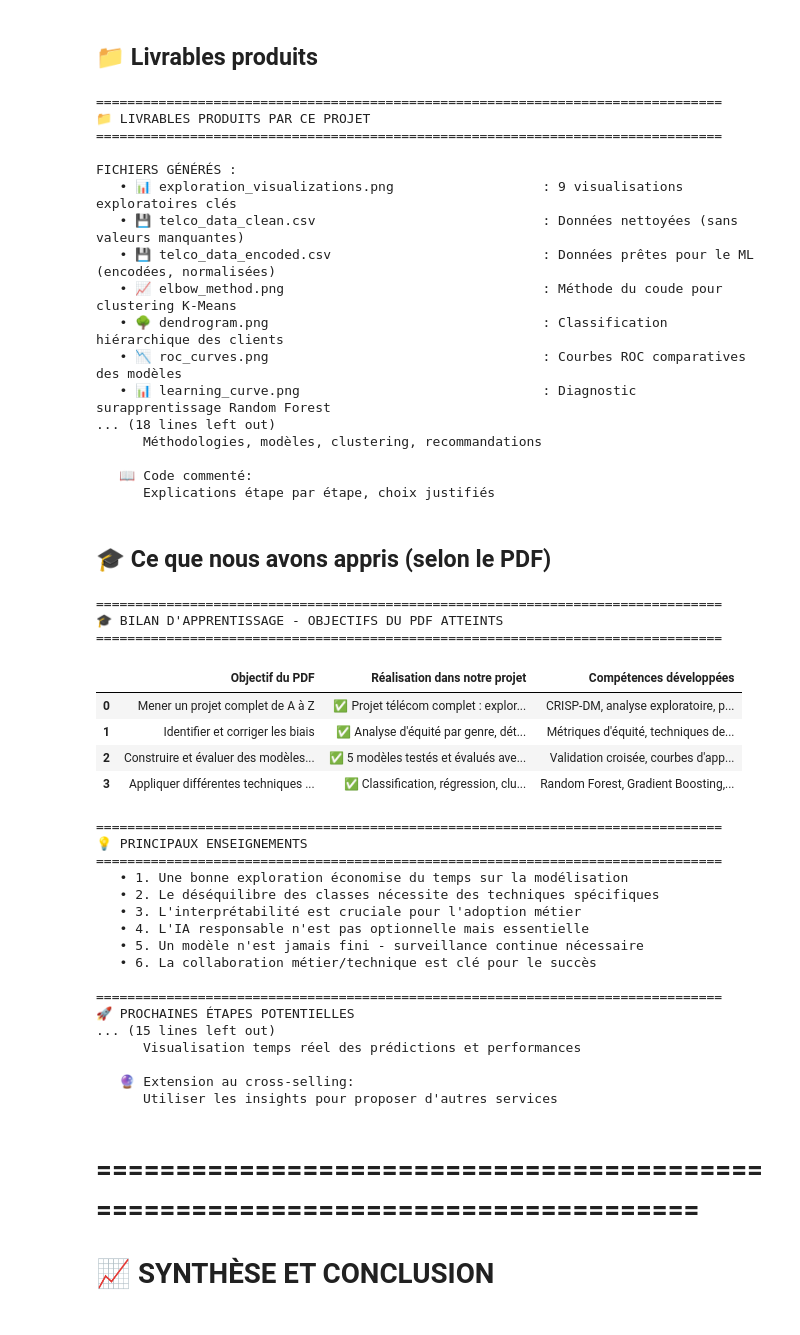
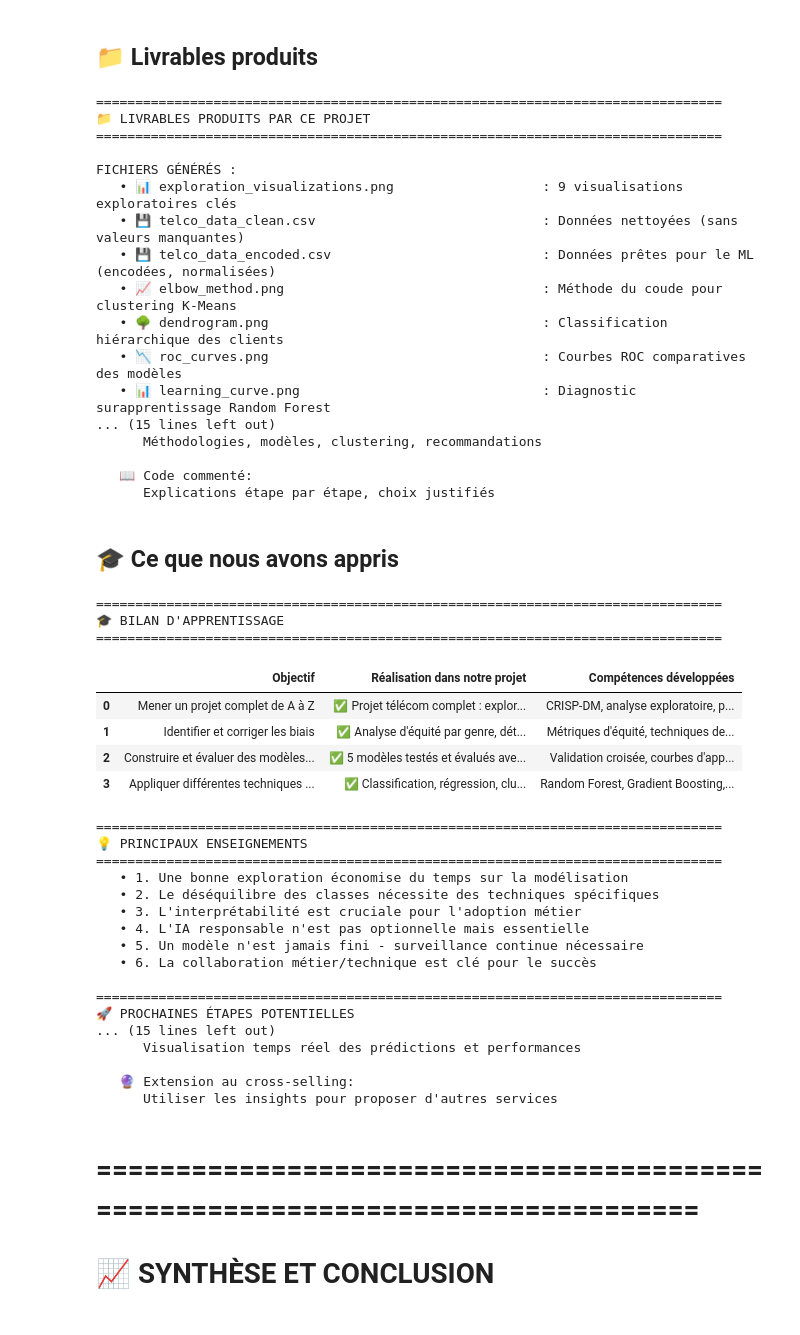
Before and after one commit to BabacarANE/telco_churn, a Jupyter notebook: projet_churn.ipynb, the cells around one changed output. Saved outputs shown, nothing was run; the diff lists cells and outputs as text; code cells hidden in the pictures.

```diff
--- a/projet_churn.ipynb
+++ b/projet_churn.ipynb
@@ -4062,9 +4076,9 @@ livrables = [
     ("🌳 dendrogram.png", "Classification hiérarchique des clients"),
     ("📉 roc_curves.png", "Courbes ROC comparatives des modèles"),
     ("📊 learning_curve.png", "Diagnostic surapprentissage Random Forest"),
-    ("📋 tableau_comparatif_modeles.csv", "Performances détaillées de tous les modèles"),
-    ("🎯 rapport_synthese.pdf", "Rapport exécutif avec recommandations (à générer)"),
-    ("🤖 modele_random_forest.pkl", "Modèle optimisé prêt pour déploiement")
+
+
+
 ]
 
 print("\nFICHIERS GÉNÉRÉS :")
@@ -4099,21 +4113,21 @@ FICHIERS GÉNÉRÉS :
    • 🌳 dendrogram.png                                   : Classification hiérarchique des clients
    • 📉 roc_curves.png                                   : Courbes ROC comparatives des modèles
    • 📊 learning_curve.png                               : Diagnostic surapprentissage Random Forest
-... (18 lines left out)
+... (15 lines left out)
       Méthodologies, modèles, clustering, recommandations
 
    📖 Code commenté:
       Explications étape par étape, choix justifiés
 # %% [markdown]
-## 🎓 Ce que nous avons appris (selon le PDF)
+## 🎓 Ce que nous avons appris
 # %%
 # Cellule 35: Bilan d'apprentissage
 print("\n" + "="*80)
-print("🎓 BILAN D'APPRENTISSAGE - OBJECTIFS DU PDF ATTEINTS")
+print("🎓 BILAN D'APPRENTISSAGE ")
 print("="*80)
 
 objectifs = pd.DataFrame({
-    'Objectif du PDF': [
+    'Objectif ': [
         'Mener un projet complet de A à Z',
         'Identifier et corriger les biais',
         'Construire et évaluer des modèles prédictifs',
@@ -4143,35 +4157,35 @@ enseignements = [
     "1. Une bonne exploration économise du temps sur la modélisation",
     "2. Le déséquilibre des classes nécessite des techniques spécifiques",
     "3. L'interprétabilité est cruciale pour l'adoption métier",
     "4. L'IA responsable n'est pas optionnelle mais essentielle",
     "5. Un modèle n'est jamais fini - surveillance continue nécessaire",
     "6. La collaboration métier/technique est clé pour le succès"
 ]
 
 for enseignement in enseignements:
     print(f"   • {enseignement}")
 
 print("\n" + "="*80)
 print("🚀 PROCHAINES ÉTAPES POTENTIELLES")
 print("="*80)
 
 next_steps = [
     ("Déploiement du modèle", "Mise en production, API de prédiction"),
     ("A/B testing", "Tester les recommandations sur un groupe témoin"),
     ("Collecte feedback", "Mesurer l'impact réel des actions de rétention"),
     ("Automatisation", "Pipeline ML complet avec réentraînement automatique"),
     ("Dashboard métier", "Visualisation temps réel des prédictions et performances"),
     ("Extension au cross-selling", "Utiliser les insights pour proposer d'autres services")
 ]
 
 for step, description in next_steps:
     print(f"\n   🔮 {step}:")
     print(f"      {description}")
 # %% [output]
 ================================================================================
-🎓 BILAN D'APPRENTISSAGE - OBJECTIFS DU PDF ATTEINTS
+🎓 BILAN D'APPRENTISSAGE
 ================================================================================
-|  | Objectif du PDF | Réalisation dans notre projet | Compétences développées |
+|  | Objectif | Réalisation dans notre projet | Compétences développées |
 | 0 | Mener un projet complet de A à Z | ✅ Projet télécom complet : explor... | CRISP-DM, analyse exploratoire, p... |
 | 1 | Identifier et corriger les biais | ✅ Analyse d'équité par genre, dét... | Métriques d'équité, techniques de... |
 | 2 | Construire et évaluer des modèles... | ✅ 5 modèles testés et évalués ave... | Validation croisée, courbes d'app... |
```
Also changed, not shown: parts of 21 cells of this notebook.
